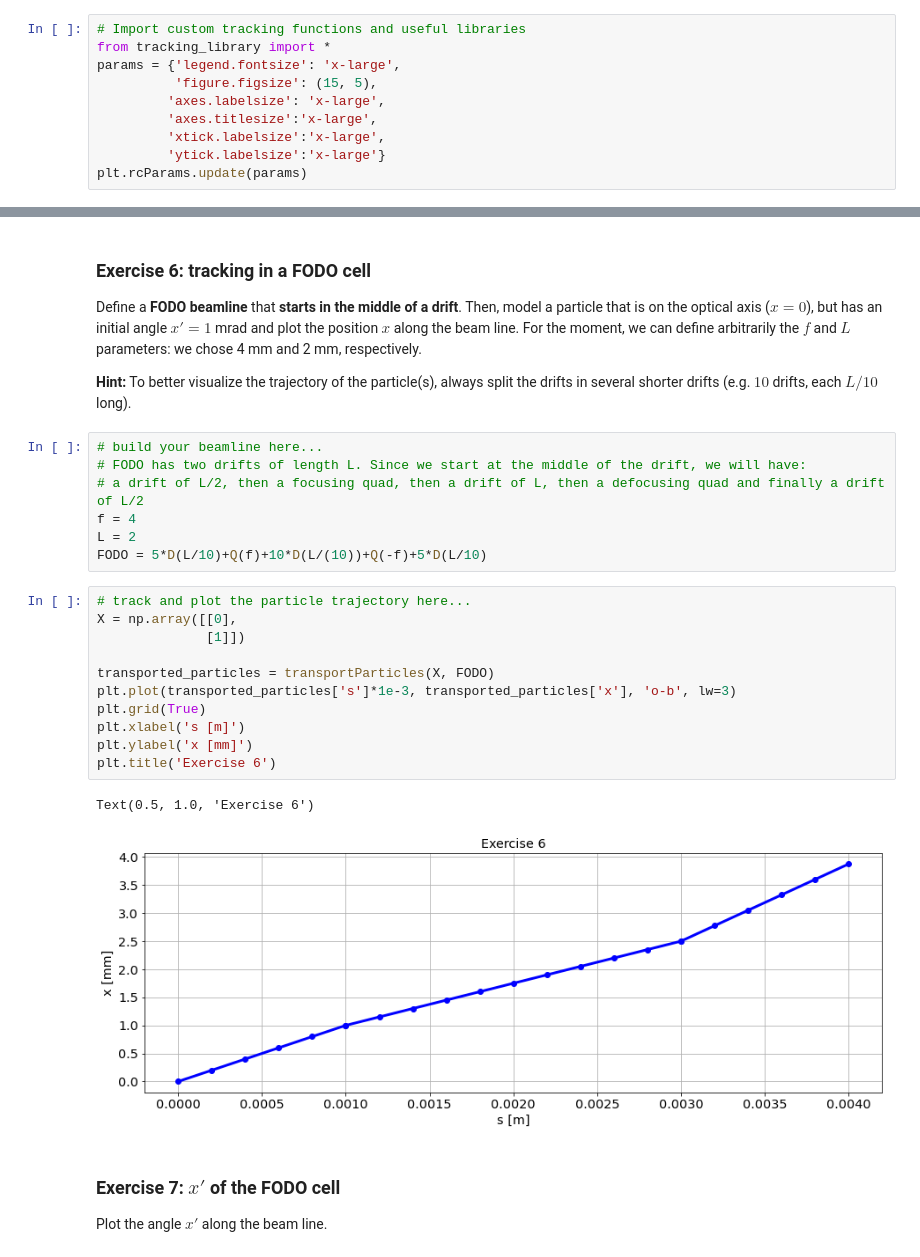
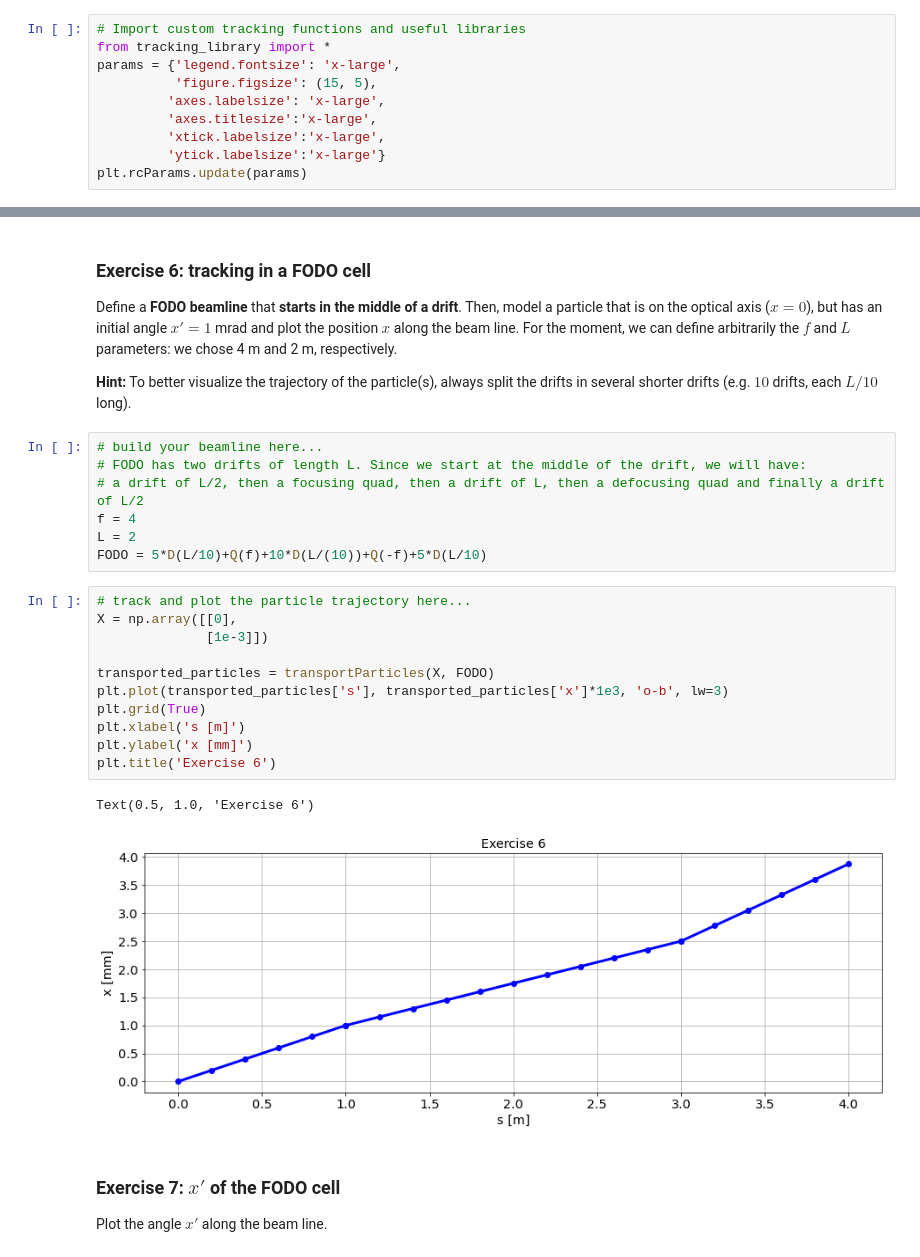
Before and after one commit to tprebiba/accelerators-teaching, a Jupyter notebook: 01_AUTH-2024_Accelerator_Physics/02_Single_Particle_Beamline_SOLUTIONS.ipynb, the cells around one changed output, grey strips where cells are left out. Cells and saved outputs as stored; diff of their text form.

```diff
--- a/01_AUTH-2024_Accelerator_Physics/02_Single_Particle_Beamline_SOLUTIONS.ipynb
+++ b/01_AUTH-2024_Accelerator_Physics/02_Single_Particle_Beamline_SOLUTIONS.ipynb
@@ -34,7 +34,7 @@ plt.rcParams.update(params)
 
 Define a **FODO beamline** that **starts in the middle of a drift**.
 Then, model a particle that is on the optical axis ($x=0$), but has an initial angle $x' = 1$ mrad and plot the position $x$ along the beam line.
-For the moment, we can define arbitrarily the $f$ and $L$ parameters: we chose 4 mm and 2 mm, respectively.
+For the moment, we can define arbitrarily the $f$ and $L$ parameters: we chose 4 m and 2 m, respectively.
 
 **Hint:** To better visualize the trajectory of the particle(s), always split the drifts in several shorter drifts (e.g. $10$ drifts, each $L/10$ long).
 # %%
@@ -47,17 +47,17 @@ FODO = 5*D(L/10)+Q(f)+10*D(L/(10))+Q(-f)+5*D(L/10)
 # %%
 # track and plot the particle trajectory here...
 X = np.array([[0],
-              [1]])
+              [1e-3]])
 
 transported_particles = transportParticles(X, FODO)
-plt.plot(transported_particles['s']*1e-3, transported_particles['x'], 'o-b', lw=3)
+plt.plot(transported_particles['s'], transported_particles['x']*1e3, 'o-b', lw=3)
 plt.grid(True)
 plt.xlabel('s [m]')
 plt.ylabel('x [mm]')
 plt.title('Exercise 6')
 # %% [output]
 Text(0.5, 1.0, 'Exercise 6')
-[figure, old version]
+[figure, new version]
 # %% [markdown]
 ### Exercise 7: $x'$ of the FODO cell
 Plot the angle $x'$ along the beam line.
```
Also changed, not shown: parts of 11 cells of this notebook, 2 other files.
